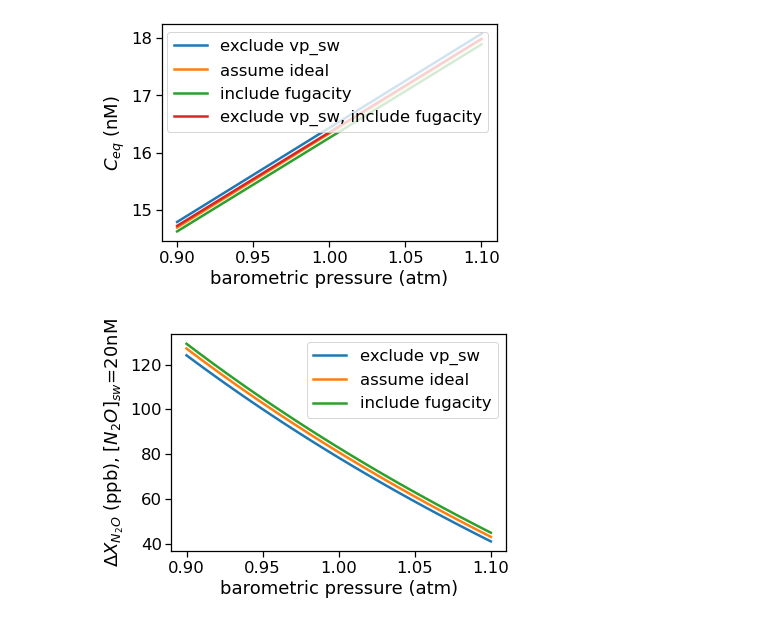
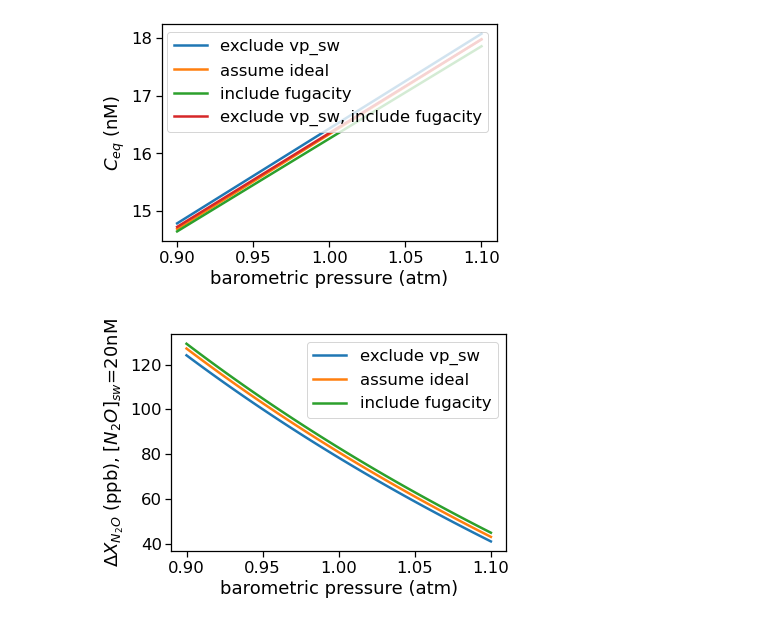
Before and after one commit to boom-lab/gasex-python, a Jupyter notebook: test functions.ipynb, the cells around one changed output. Cells and saved outputs as stored; diff of their text form; code cells hidden in the pictures.

```diff
--- a/test functions.ipynb
+++ b/test functions.ipynb
@@ -23,6 +44,6 @@ sns.set_context("notebook",
 # %%
 @match_args_return
-def N2Ofugacity(SP,pt,slp=1.0,xn2o=333,units = "natm"):
+def N2Ofugacity(SP,pt,slp=1.0,xn2o=338e-9,v=32.3,rh=1.0,units = "natm"):
     """
     Calculate the fugacity of N2O in seawater.
 
@@ -37,18 +58,24 @@ def N2Ofugacity(SP,pt,slp=1.0,xn2o=333,units = "natm"):
     Returns:
     - f: Fugacity of N2O in the specified units
     """
+    # convert xn2o from mol/mol to ppb
+    xn2o = xn2o*1e9
+
     # Calculate the vapor pressure of water
-    vp_sw = vpress_sw(SP,pt) # vapor pressure of water
+    vp_sw = vpress_sw(SP,pt)*rh # vapor pressure of water
 
     # Convert temperature to IPTS-68
     pt68 = pt * 1.00024
     y = pt68 + K0 # K0 is 0 Celsius in Kelvin, imported from phys.py
 
-    # exponential term, Weiss and Price 1980, eqn. (11)
-    eterm = -9.4563/y + 0.04739 - 6.427*10**-5*y
+    # Calculate exponential term 1 (Weiss and Price )1980, eqn. (11))
+    eterm1 = slp*(-9.4563/y + 0.04739 - 6.427*10**-5*y)
+
+    # Calculate exponential term 2 (Weiss and Price 1980, eqn. (1))
+    eterm2 = (1-slp)*v/(R*y)
 
     # fugacity, Weiss and Price 1980, eqn. (7)
-    f = xn2o*(slp-vp_sw)*np.exp(slp*eterm)
+    f = xn2o*(slp-vp_sw)*np.exp(eterm1+eterm2)
 
     # Convert to atmospheres if specified
     if units.lower() == "atm":
@@ -273,30 +356,30 @@ xN2Osw(33, 0, 25, slp=1.0)
 # %%
 slps = np.linspace(0.9,1.1)
 cs1 = []
 cs2 = []
 cs3 = []
 cs4 = []
 for slp in slps:
-    k0, F, Ceq1 = N2OCeq(33, 0, slp = slp, xn2o=338, watervapor=True, nonideal=True)
-    k0, F, Ceq2 = N2OCeq(33, 0, slp = slp, xn2o=338, watervapor=True, nonideal=False)
-    k0, F, Ceq3 = N2OCeq(33, 0, slp = slp, xn2o=338, watervapor=False, nonideal=False)
-    k0, F, Ceq4 = N2OCeq(33, 0, slp = slp, xn2o=338, watervapor=False, nonideal=True)
+    Ceq1 = N2OCeq(33, 0, slp = slp, xn2o=338e-9, watervapor=True, nonideal=True)
+    Ceq2 = N2OCeq(33, 0, slp = slp, xn2o=338e-9, watervapor=True, nonideal=False)
+    Ceq3 = N2OCeq(33, 0, slp = slp, xn2o=338e-9, watervapor=False, nonideal=False)
+    Ceq4 = N2OCeq(33, 0, slp = slp, xn2o=338e-9, watervapor=False, nonideal=True)
     cs1.append(Ceq1)
     cs2.append(Ceq2)
     cs3.append(Ceq3)
     cs4.append(Ceq4)
 
 fig, ax = plt.subplots()
 ax.plot(slps, np.array(cs3), label = "exclude vp_sw")
 ax.plot(slps, np.array(cs2), label = "assume ideal")
 ax.plot(slps, np.array(cs1), label = "include fugacity")
 ax.plot(slps, np.array(cs4), label = "exclude vp_sw, include fugacity")
 ax.legend()
 ax.set_xlabel("barometric pressure (atm)")
 ax.set_ylabel("$C_{eq}$ (nM)")
 plt.show()
 # %% [output]
-[figure, old version]
+[figure, new version]
 # %%
 slps = np.linspace(0.9,1.1)
 x1 = []
```
Also changed, not shown: parts of 147 cells of this notebook, 13 other files.
